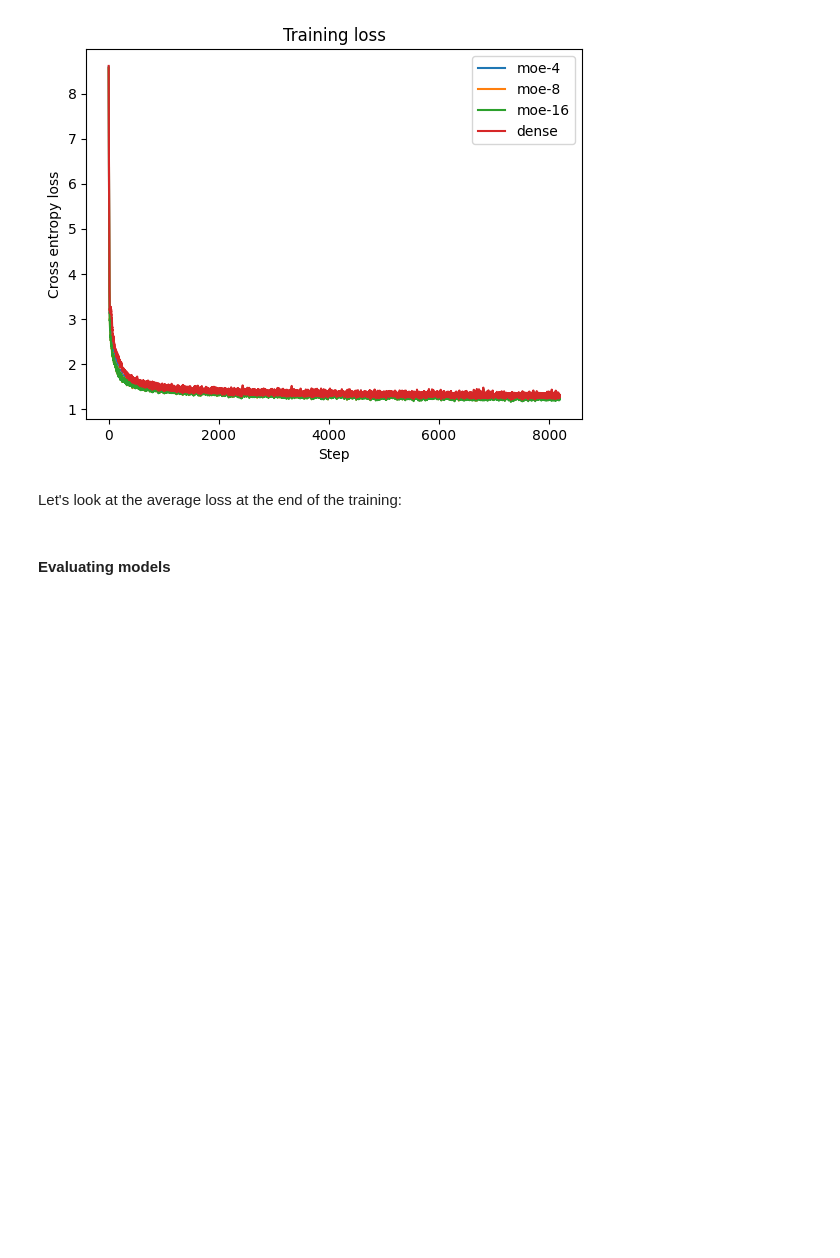
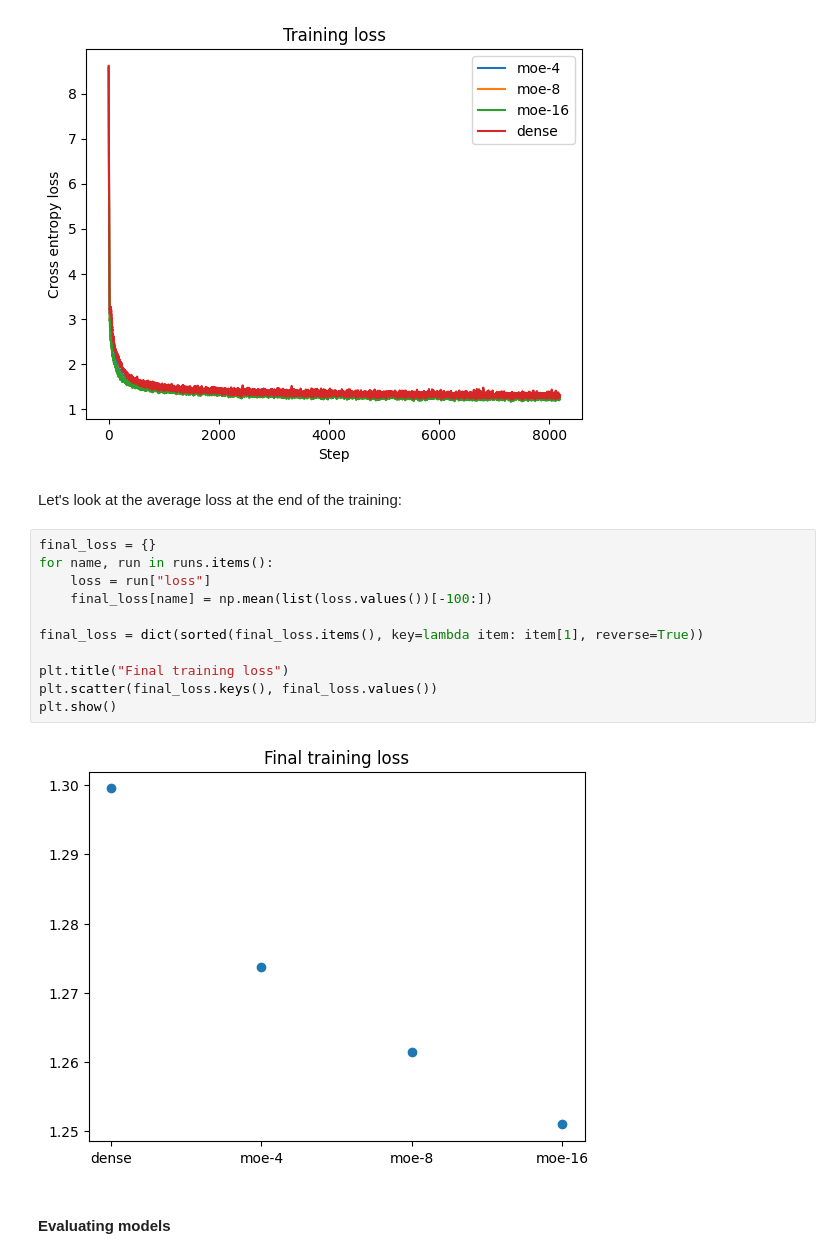
Before and after one commit to graphcore-research/notebooks, a Jupyter notebook: moe_charlm/MoeCharLM.ipynb, the cells around one changed output. Drawn from its saved outputs; the diff is of its cells as text; blank space fills up the shorter version.

```diff
--- a/moe_charlm/MoeCharLM.ipynb
+++ b/moe_charlm/MoeCharLM.ipynb
@@ -1443,6 +1443,19 @@ plt.show()
 [figure]
 # %% [markdown]
 Let's look at the average loss at the end of the training:
+# %%
+final_loss = {}
+for name, run in runs.items():
+    loss = run["loss"]
+    final_loss[name] = np.mean(list(loss.values())[-100:])
+
+final_loss = dict(sorted(final_loss.items(), key=lambda item: item[1], reverse=True))
+
+plt.title("Final training loss")
+plt.scatter(final_loss.keys(), final_loss.values())
+plt.show()
+# %% [output]
+[figure, added]
 # %% [markdown]
 #### Evaluating models
 # %% [markdown]
```
